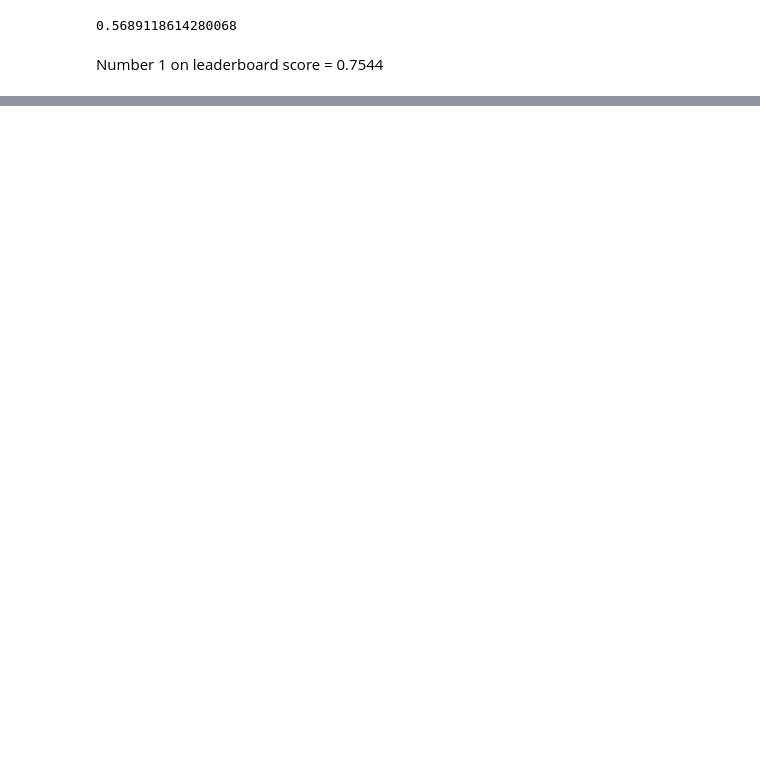
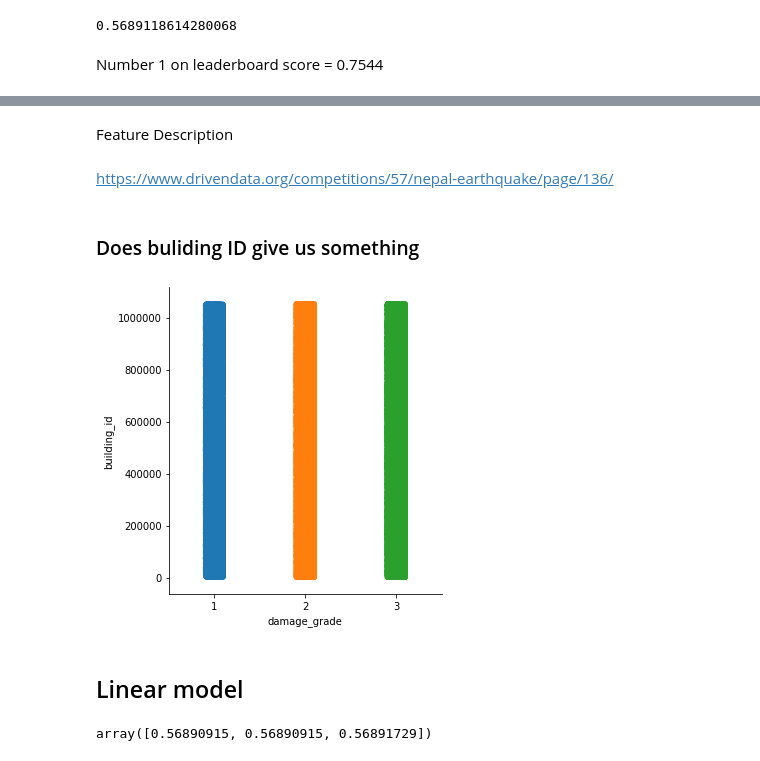
Before and after one commit to alan-flint/Richter-DrivenData, a Jupyter notebook: src/NB_DataCheck.ipynb, the cells around one changed output, grey strips where cells are left out. Cells and saved outputs as stored; diff of their text form; code cells hidden in the pictures; blank space fills up the shorter version.

```diff
--- a/src/NB_DataCheck.ipynb
+++ b/src/NB_DataCheck.ipynb
@@ -50,0 +94,12 @@ Number 1 on leaderboard score = 0.7544
+# %% [markdown]
+Feature Description
+# %% [markdown]
+https://www.drivendata.org/competitions/57/nepal-earthquake/page/136/
+# %% [markdown]
+### Does buliding ID give us something
+# %%
+sns.catplot(x="damage_grade", y="building_id", data=train_target);
+# %% [output]
+[figure, added]
+# %% [markdown]
+## Linear model
@@ -50,0 +111,4 @@ Number 1 on leaderboard score = 0.7544
+# %%
+cross_val_score(estimator=estimator,X = X_train, y=y_train, scoring=scorer, cv=3)
+# %% [output]
+array([0.56890915, 0.56890915, 0.56891729])
```
Also changed, not shown: parts of 55 cells of this notebook, 4 other files.
